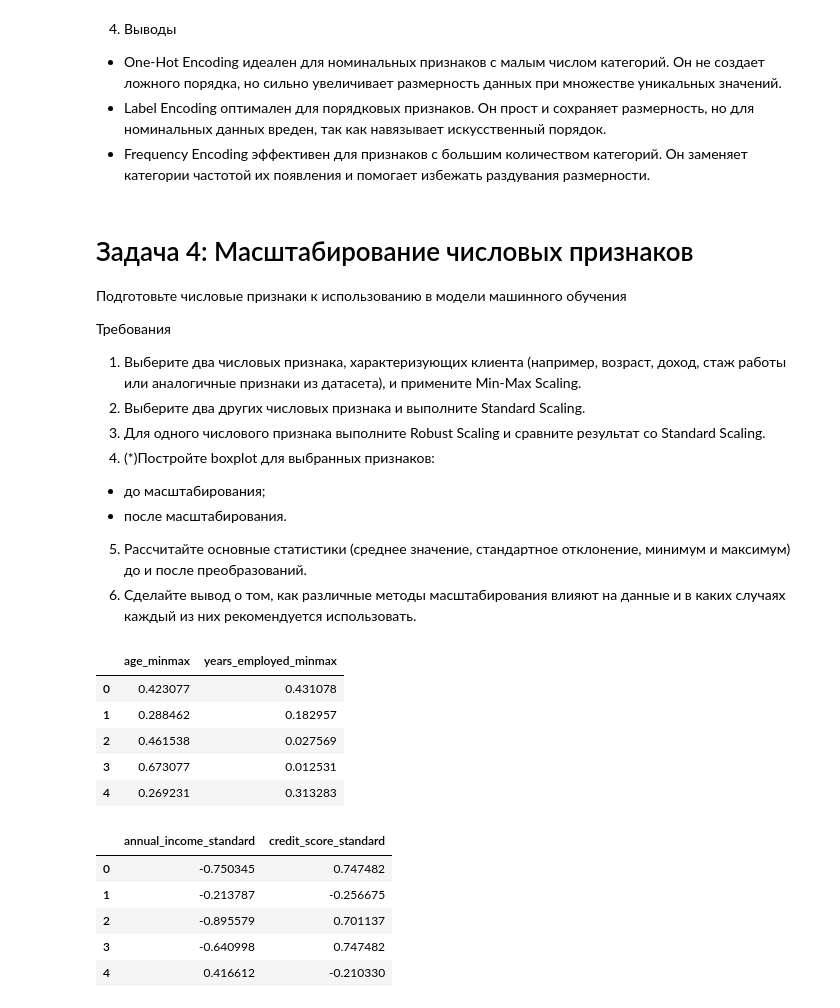
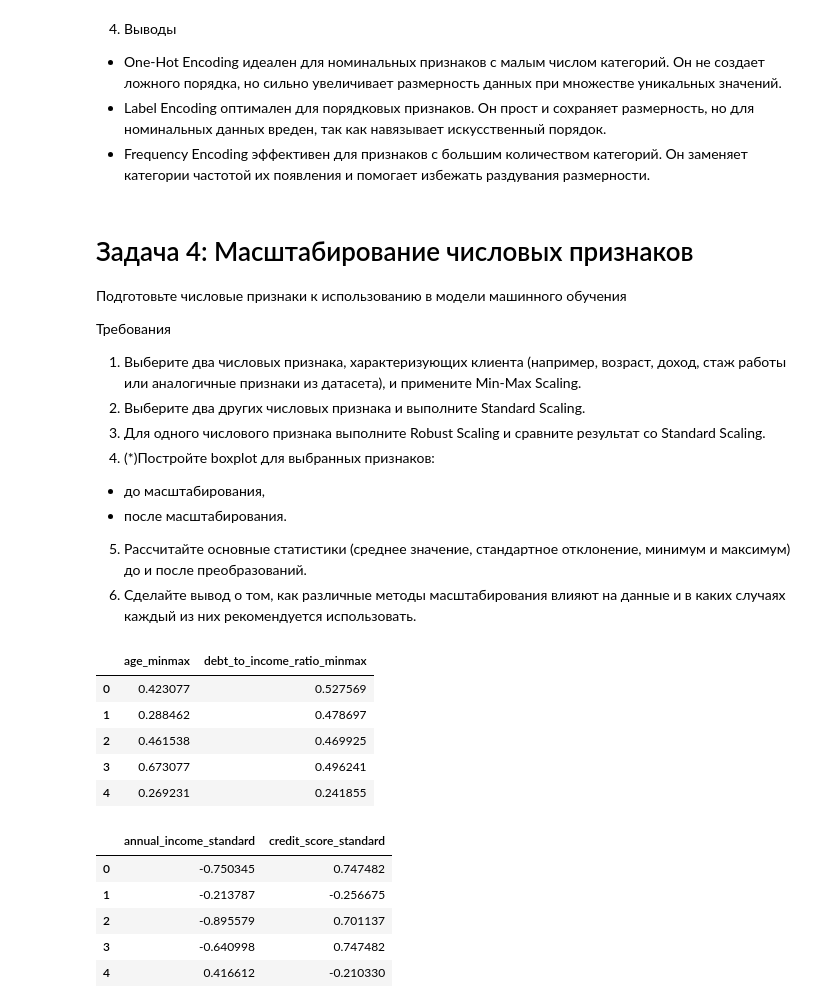
Before and after one commit to vakovalik/ml_hse, a Jupyter notebook: сем 4/практика.ipynb, the cells around one changed output. Drawn from its saved outputs; the diff is of its cells as text; code cells hidden in the pictures.

```diff
--- a/сем 4/практика.ipynb
+++ b/сем 4/практика.ipynb
@@ -384,33 +381,33 @@ plt.show()
 2. Выберите два других числовых признака и выполните Standard Scaling.
 3. Для одного числового признака выполните Robust Scaling и сравните результат со Standard Scaling.
 4. (*)Постройте boxplot для выбранных признаков:
-* до масштабирования;
+* до масштабирования,
 * после масштабирования.
 5. Рассчитайте основные статистики (среднее значение, стандартное отклонение, минимум и максимум) до и после преобразований.
 6. Сделайте вывод о том, как различные методы масштабирования влияют на данные и в каких случаях каждый из них рекомендуется использовать.
 # %%
 from sklearn.preprocessing import MinMaxScaler, StandardScaler, RobustScaler
 
 df_scaled = df.copy()
 
-# 1. Min-Max Scaling для двух признаков age и years_employed
-minmax_features = ['age', 'years_employed']
+# 1. Min-Max Scaling для двух признаков age и debt_to_income_ratio
+minmax_features = ['age', 'debt_to_income_ratio']
 minmax_scaler = MinMaxScaler()
 
 df_minmax = pd.DataFrame(
     minmax_scaler.fit_transform(df[minmax_features]),
     columns=[f'{col}_minmax' for col in minmax_features],
     index=df.index
 )
 
 df_minmax.head()
 # %% [output]
-|  | age_minmax | years_employed_minmax |
-| 0 | 0.423077 | 0.431078 |
-| 1 | 0.288462 | 0.182957 |
-| 2 | 0.461538 | 0.027569 |
-| 3 | 0.673077 | 0.012531 |
-| 4 | 0.269231 | 0.313283 |
+|  | age_minmax | debt_to_income_ratio_minmax |
+| 0 | 0.423077 | 0.527569 |
+| 1 | 0.288462 | 0.478697 |
+| 2 | 0.461538 | 0.469925 |
+| 3 | 0.673077 | 0.496241 |
+| 4 | 0.269231 | 0.241855 |
 # %%
 # 2. Standard Scaling для двух других признаков: annual_income и credit_score
 standard_features = ['annual_income', 'credit_score']
```
Also changed, not shown: parts of 8 cells of this notebook, 8 other files.
